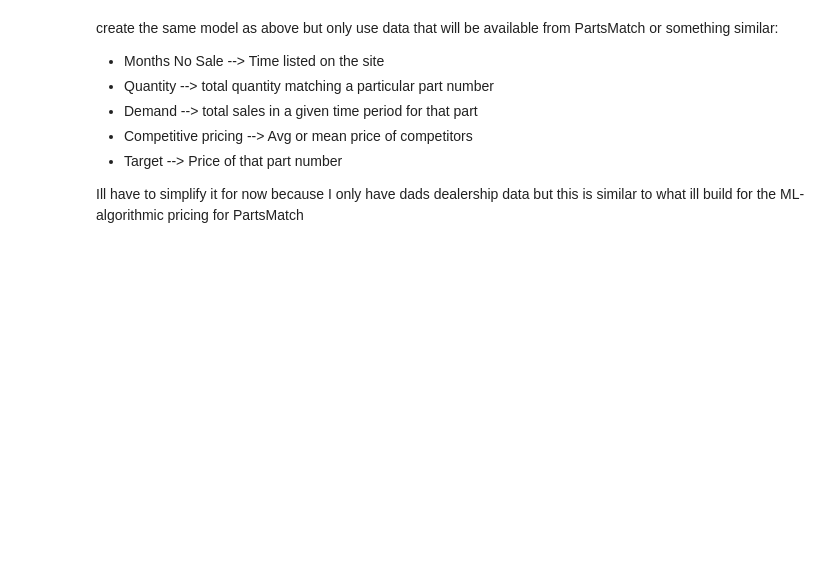
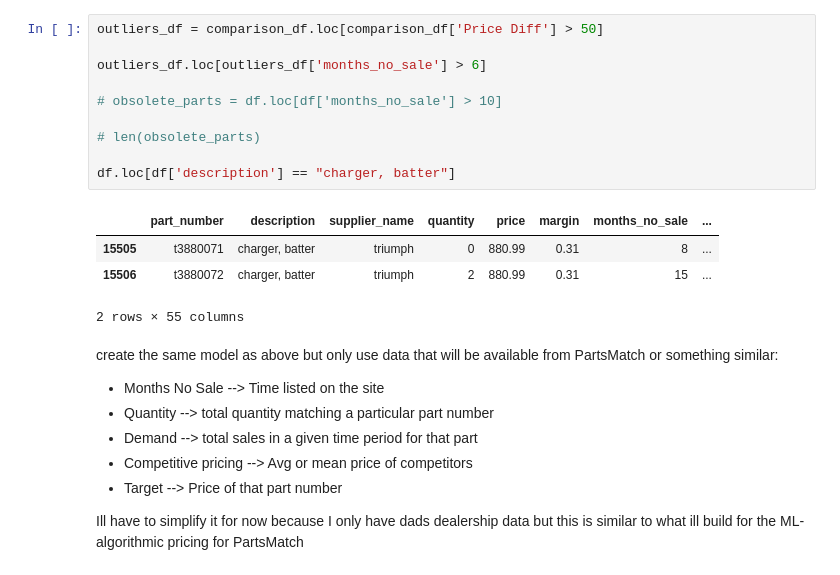
Before and after one commit to skyler22wilson/co-pilot-v1, a Jupyter notebook: Notebooks/price_predictor.ipynb, the cells around one changed output. Cells and saved outputs as stored; diff of their text form; blank space fills up the shorter version.

```diff
--- a/Notebooks/price_predictor.ipynb
+++ b/Notebooks/price_predictor.ipynb
@@ -30,3 +176,18 @@ df.head()
+# %%
+outliers_df = comparison_df.loc[comparison_df['Price Diff'] > 50]
+
+outliers_df.loc[outliers_df['months_no_sale'] > 6]
+
+# obsolete_parts = df.loc[df['months_no_sale'] > 10]
+
+# len(obsolete_parts)
+
+df.loc[df['description'] == "charger, batter"]
+# %% [output]
+|  | part_number | description | supplier_name | quantity | price | margin | months_no_sale | ... |
+| 15505 | t3880071 | charger, batter | triumph | 0 | 880.99 | 0.31 | 8 | ... |
+| 15506 | t3880072 | charger, batter | triumph | 2 | 880.99 | 0.31 | 15 | ... |
+2 rows × 55 columns
 # %% [markdown]
 create the same model as above but only use data that will be available from PartsMatch or something similar:
 - Months No Sale --> Time listed on the site
```
Also changed, not shown: parts of 11 cells of this notebook.
